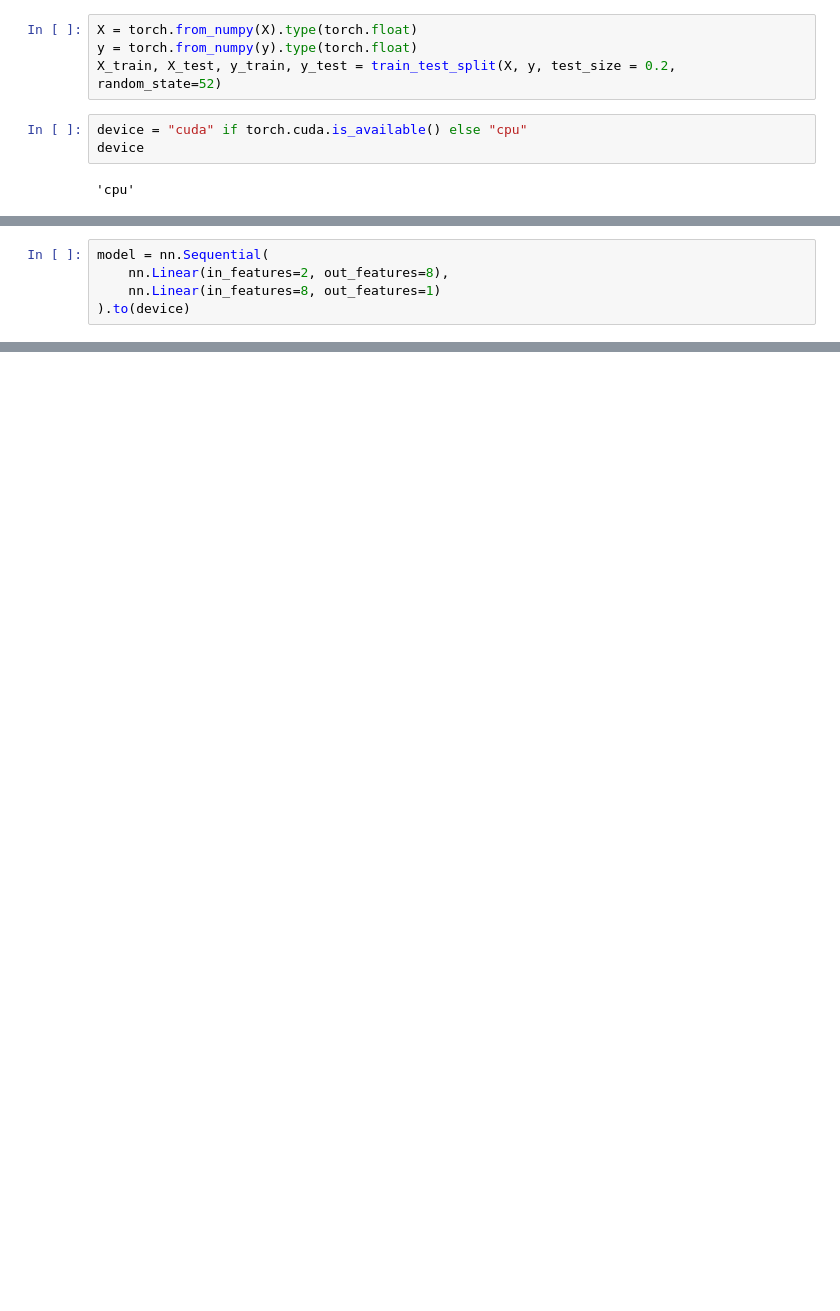
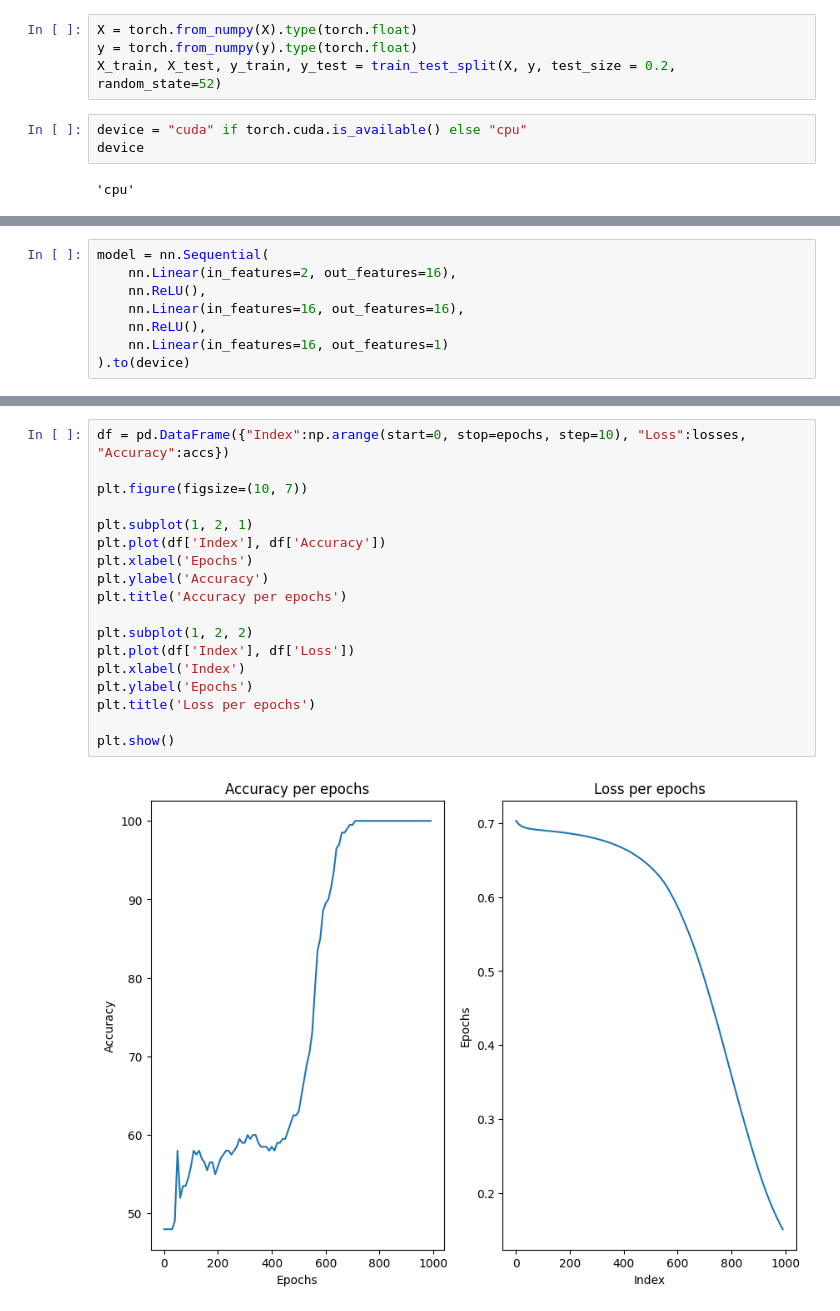
Before and after one commit to Siuuuuuu0/ML-DL, a Jupyter notebook: NNClassification.ipynb, the cells around one changed output, grey strips where cells are left out. Saved outputs shown, nothing was run; the diff lists cells and outputs as text; blank space fills up the shorter version.

```diff
--- a/NNClassification.ipynb
+++ b/NNClassification.ipynb
@@ -83,6 +88,9 @@ next(model.parameters()).device
 device(type='cpu')
 # %%
 model = nn.Sequential(
-    nn.Linear(in_features=2, out_features=8),
-    nn.Linear(in_features=8, out_features=1)
+    nn.Linear(in_features=2, out_features=16),
+    nn.ReLU(),
+    nn.Linear(in_features=16, out_features=16),
+    nn.ReLU(),
+    nn.Linear(in_features=16, out_features=1)
 ).to(device)
@@ -122,0 +240,20 @@ First labels tensor([0., 1., 0., 1., 1., 1., 0., 0., 1., 1.])
+# %%
+df = pd.DataFrame({"Index":np.arange(start=0, stop=epochs, step=10), "Loss":losses, "Accuracy":accs})
+
+plt.figure(figsize=(10, 7))
+
+plt.subplot(1, 2, 1)
+plt.plot(df['Index'], df['Accuracy'])
+plt.xlabel('Epochs')
+plt.ylabel('Accuracy')
+plt.title('Accuracy per epochs')
+
+plt.subplot(1, 2, 2)
+plt.plot(df['Index'], df['Loss'])
+plt.xlabel('Index')
+plt.ylabel('Epochs')
+plt.title('Loss per epochs')
+
+plt.show()
+# %% [output]
+[figure, added]
```
Also changed, not shown: parts of 24 cells of this notebook.
